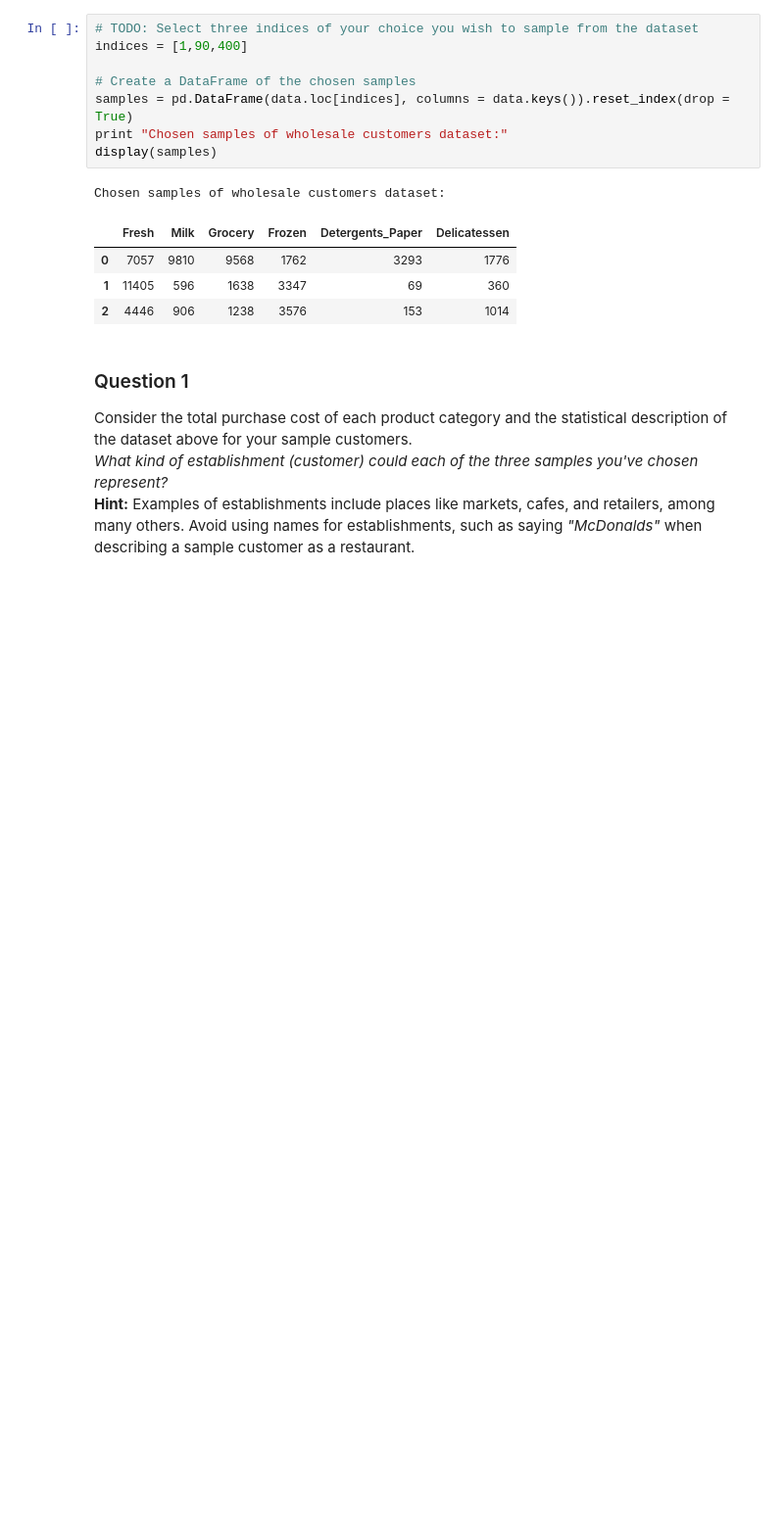
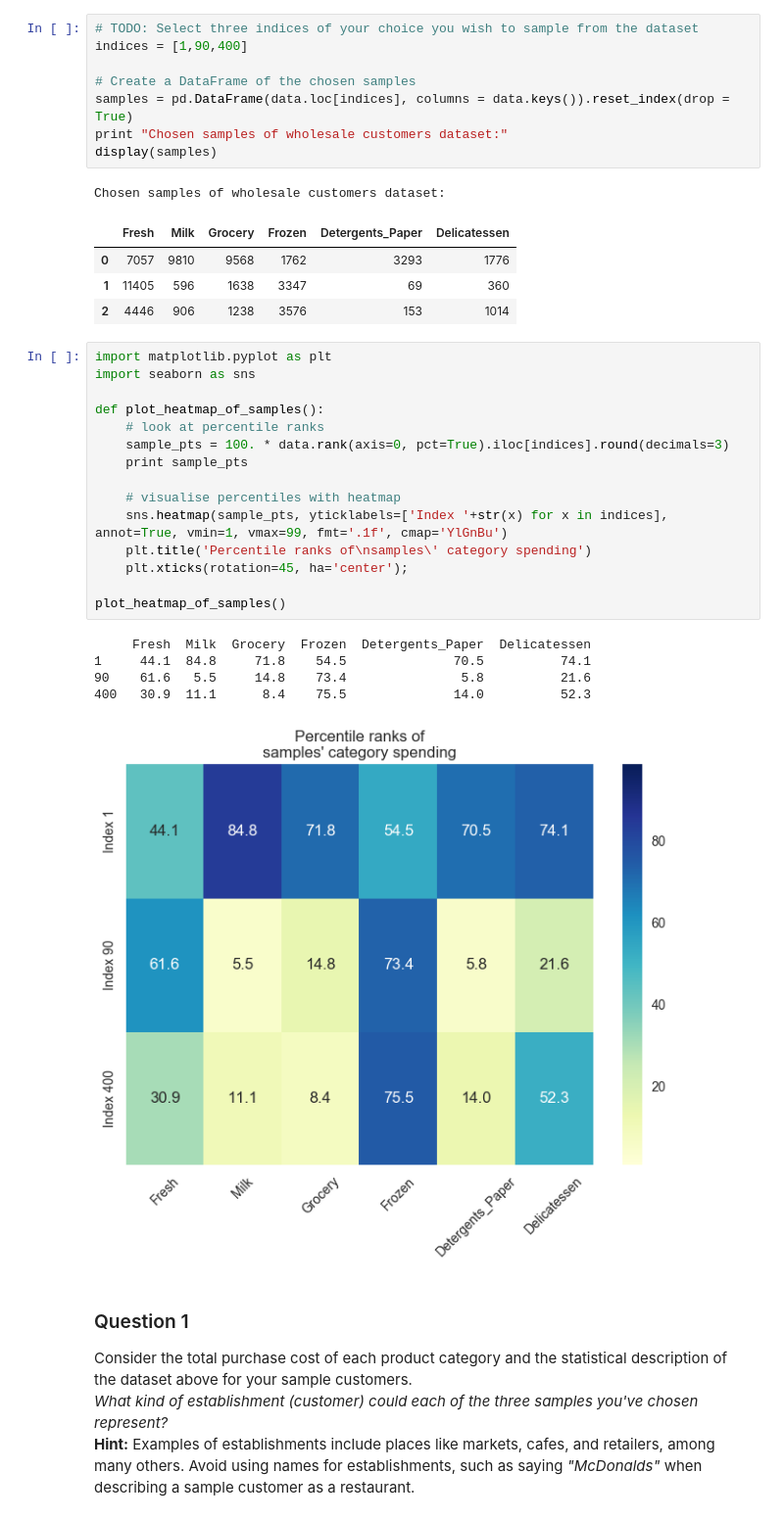
Before and after one commit to finalelement/udacity_nd_ml, a Jupyter notebook: customer_segments/customer_segments.ipynb, the cells around one changed output. Shown at 98% size. Drawn from its saved outputs; the diff is of its cells as text; blank space fills up the shorter version.

```diff
--- a/customer_segments/customer_segments.ipynb
+++ b/customer_segments/customer_segments.ipynb
@@ -72,6 +72,27 @@ Chosen samples of wholesale customers dataset:
 | 0 | 7057 | 9810 | 9568 | 1762 | 3293 | 1776 |
 | 1 | 11405 | 596 | 1638 | 3347 | 69 | 360 |
 | 2 | 4446 | 906 | 1238 | 3576 | 153 | 1014 |
+# %%
+import matplotlib.pyplot as plt
+import seaborn as sns
+
+def plot_heatmap_of_samples():
+    # look at percentile ranks
+    sample_pts = 100. * data.rank(axis=0, pct=True).iloc[indices].round(decimals=3)
+    print sample_pts
+
+    # visualise percentiles with heatmap
+    sns.heatmap(sample_pts, yticklabels=['Index '+str(x) for x in indices], annot=True, vmin=1, vmax=99, fmt='.1f', cmap='YlGnBu')
+    plt.title('Percentile ranks of\nsamples\' category spending')
+    plt.xticks(rotation=45, ha='center');
+
+plot_heatmap_of_samples()
+# %% [output]
+     Fresh  Milk  Grocery  Frozen  Detergents_Paper  Delicatessen
+1     44.1  84.8     71.8    54.5              70.5          74.1
+90    61.6   5.5     14.8    73.4               5.8          21.6
+400   30.9  11.1      8.4    75.5              14.0          52.3
+[figure, added]
 # %% [markdown]
 ### Question 1
 Consider the total purchase cost of each product category and the statistical description of the dataset above for your sample customers.
```
Also changed, not shown: parts of 5 cells of this notebook, 1 other file.
